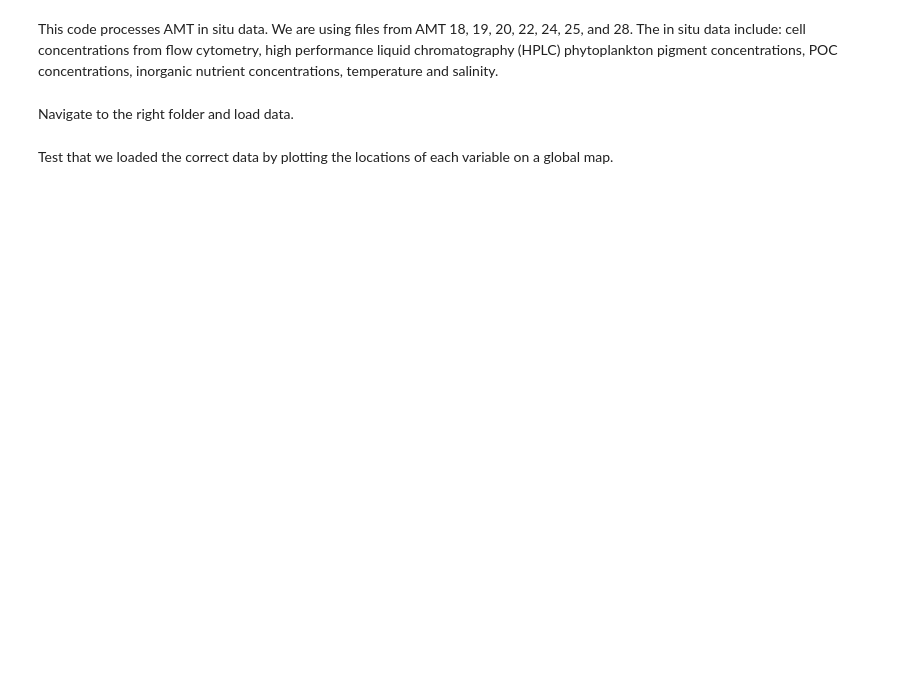
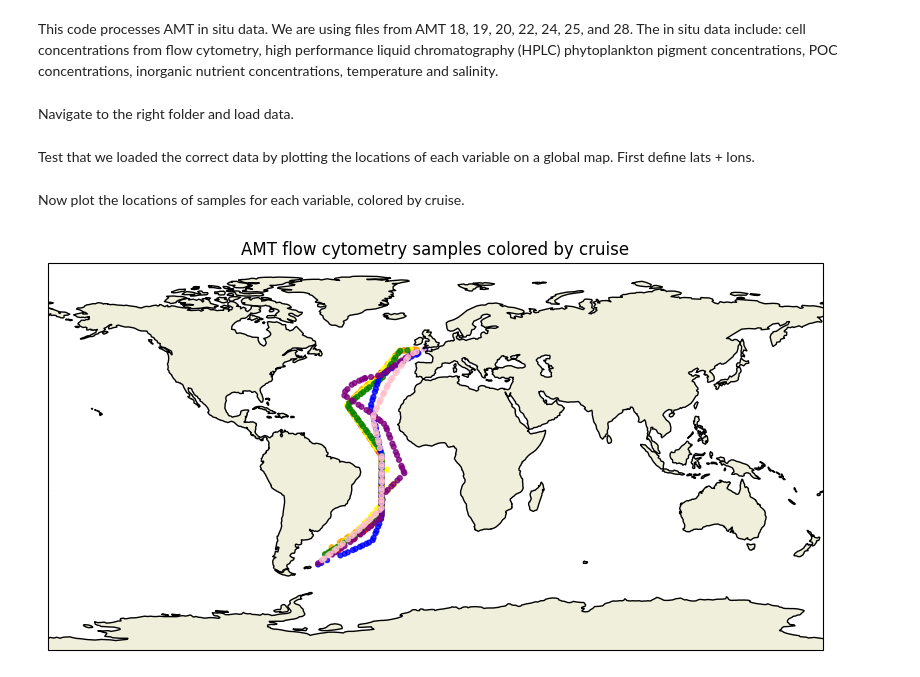
Before and after one commit to pedmondlerner/phytoSTEW, a Jupyter notebook: Team/Sasha/AMT_insitu_data.ipynb, the cells around one changed output. Drawn from its saved outputs; the diff is of its cells as text; code cells hidden in the pictures; blank space fills up the shorter version.

```diff
--- a/Team/Sasha/AMT_insitu_data.ipynb
+++ b/Team/Sasha/AMT_insitu_data.ipynb
@@ -34,17 +36,43 @@ Cphyto_df = pd.read_csv('AMT_surf_Cphyto.csv')
 nuts_df = pd.read_csv('AMT_surf_nutrients.csv')
 TS_df = pd.read_csv('AMT_surf_TS.csv')
 # %% [markdown]
-Test that we loaded the correct data by plotting the locations of each variable on a global map.
+Test that we loaded the correct data by plotting the locations of each variable on a global map. First define lats + lons.
 # %%
 lat_FCM = FCM_df.Lat
 lon_FCM = FCM_df.Lon
+cruise_FCM = FCM_df.Cruise
 lat_HPLC = HPLC_df.Lat
 lon_HPLC = HPLC_df.Lon
+cruise_HPLC = HPLC_df.Cruise
 lat_POC = POC_df.Lat
 lon_POC = POC_df.Lon
+cruise_POC = POC_df.Cruise
 lat_Cphyto = Cphyto_df["Latitude (degrees N)"]
 lon_Cphyto = Cphyto_df["Longitude (degrees E)"]
+cruise_Cphyto = Cphyto_df.Cruise
 lat_nuts = nuts_df.Lat
 lon_nuts = nuts_df.Lon
+cruise_nuts = nuts_df.Cruise
 lat_TS = TS_df["Latitude (degree N)"]
 lon_TS = TS_df["Longitude (degree E)"]
+cruise_TS = TS_df.Cruise
+# %% [markdown]
+Now plot the locations of samples for each variable, colored by cruise.
+# %%
+fig = plt.figure(figsize=(10, 8))
+ax = fig.add_subplot(1, 1, 1, projection=ccrs.PlateCarree())
+ax.add_feature(cartopy.feature.COASTLINE)
+ax.add_feature(cartopy.feature.LAND)
+cmap = {'AMT18': 'red', 'AMT19': 'orange', 'AMT20': 'yellow', 'AMT22': 'green', 'AMT24': 'blue', 'AMT25': 'purple', 'AMT28': 'pink'}
+colors = cruise_FCM.map(cmap)
+
+scatter = ax.scatter(lon_FCM,lat_FCM,c=colors,s=12, alpha=0.8,
+                         transform=ccrs.PlateCarree())
+ax.set_global()
+ax.set_title('AMT flow cytometry samples colored by cruise')
+plt.show()
+
+os.chdir('..')
+fig.savefig("AMT_FCM_bycruise" + ".png", format="png", dpi=600)
+# %% [output]
+[figure, added]
```
Also changed, not shown: parts of 8 cells of this notebook.
